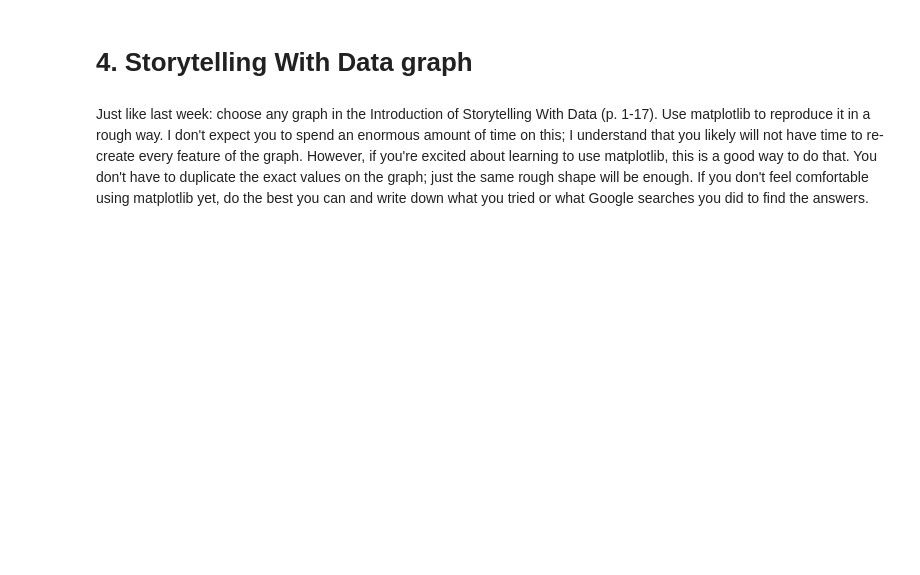
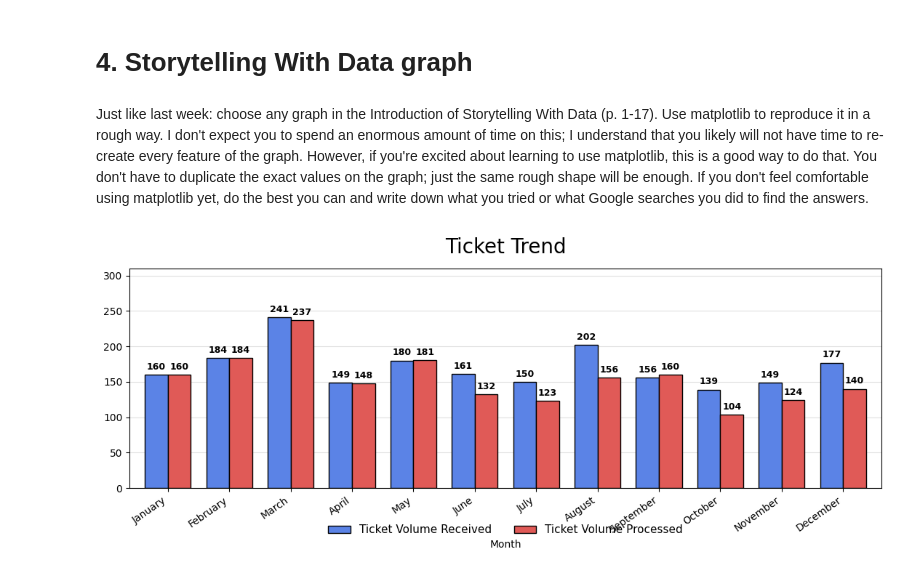
Before and after one commit to salil82/Module-B-semester-2, a Jupyter notebook: OMDS-ModB2-Week2-Deshpande-Salil.ipynb, the cells around one changed output. Cells and saved outputs as stored; diff of their text form; code cells hidden in the pictures; blank space fills up the shorter version.

```diff
--- a/OMDS-ModB2-Week2-Deshpande-Salil.ipynb
+++ b/OMDS-ModB2-Week2-Deshpande-Salil.ipynb
@@ -102,3 +336,41 @@ np.int64(50157)
 # 4. Storytelling With Data graph
 # %% [markdown]
 Just like last week: choose any graph in the Introduction of Storytelling With Data (p. 1-17). Use matplotlib to reproduce it in a rough way. I don't expect you to spend an enormous amount of time on this; I understand that you likely will not have time to re-create every feature of the graph. However, if you're excited about learning to use matplotlib, this is a good way to do that. You don't have to duplicate the exact values on the graph; just the same rough shape will be enough.  If you don't feel comfortable using matplotlib yet, do the best you can and write down what you tried or what Google searches you did to find the answers.
+# %%
+import pandas as pd
+import matplotlib.pyplot as plt
+import numpy as np
+
+# Data
+months = ["January", "February", "March", "April", "May", "June",
+          "July", "August", "September", "October", "November", "December"]
+
+df = pd.DataFrame({
+    "Month": months,
+    "Ticket Volume Received": [160, 184, 241, 149, 180, 161, 150, 202, 156, 139, 149, 177],
+    "Ticket Volume Processed": [160, 184, 237, 148, 181, 132, 123, 156, 160, 104, 124, 140]
+}).set_index("Month")
+
+# Plot
+ax = df.plot(kind="bar", figsize=(11, 5),
+             color=["#5b83e6", "#e05a57"], edgecolor="black", width=0.75)
+
+# Annotate bars
+for container in ax.containers:
+    ax.bar_label(container, labels=[f"{int(x)}" for x in container.datavalues],
+                 label_type='edge', padding=3, fontsize=9, weight='bold')
+
+# Styling
+ax.set_title("Ticket Trend", fontsize=20, pad=15)
+ax.set_ylim(0, 310)
+ax.set_xticklabels(df.index, rotation=35, ha='right', fontsize=10)
+ax.yaxis.grid(True, linestyle='-', color='lightgray', alpha=0.7)
+ax.set_axisbelow(True)
+
+# Legend below plot
+ax.legend(loc='upper center', bbox_to_anchor=(0.5, -0.12), ncol=2, frameon=False, fontsize=11)
+
+plt.tight_layout(rect=[0, 0.03, 1, 0.95])
+plt.show()
+# %% [output]
+[figure, added]
```
Also changed, not shown: parts of 10 cells of this notebook.
